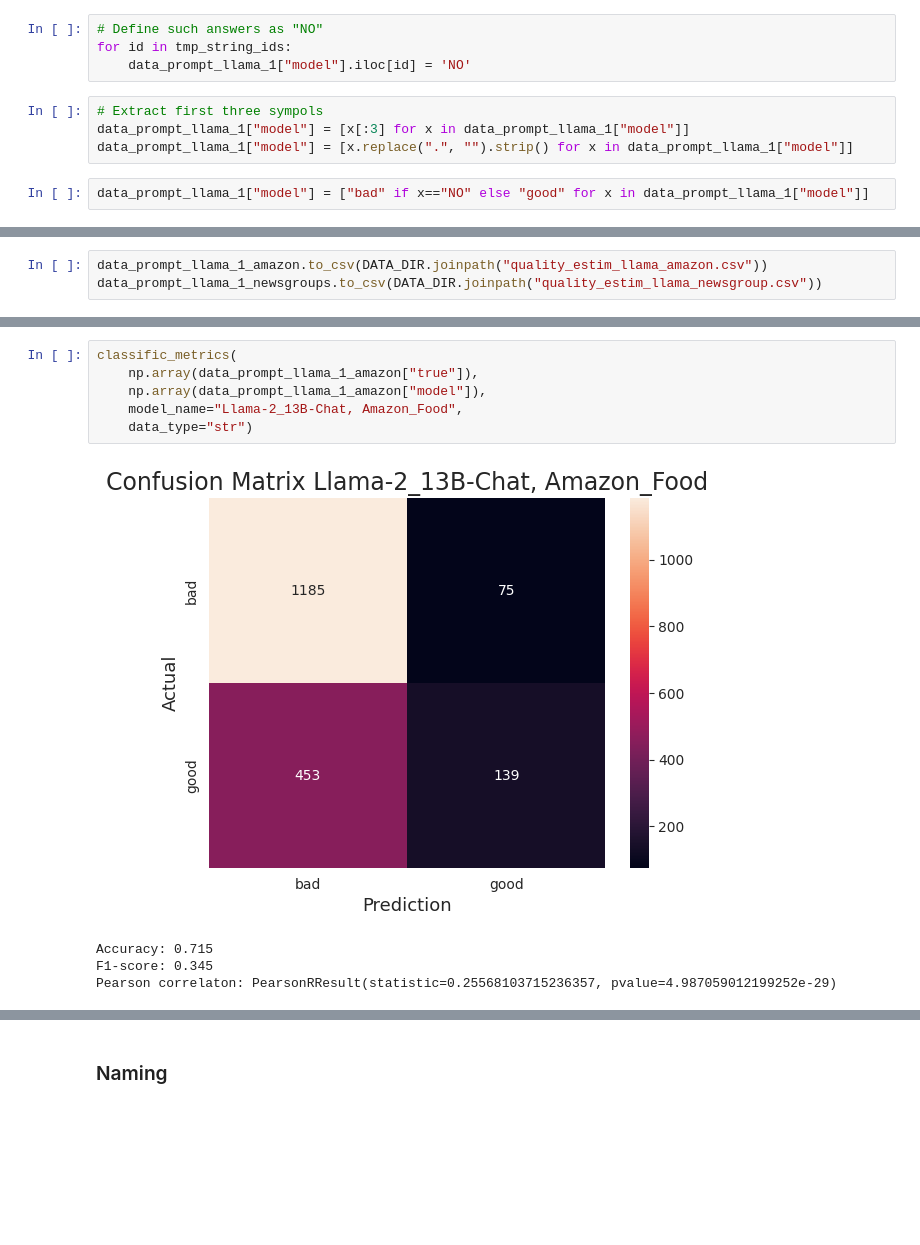
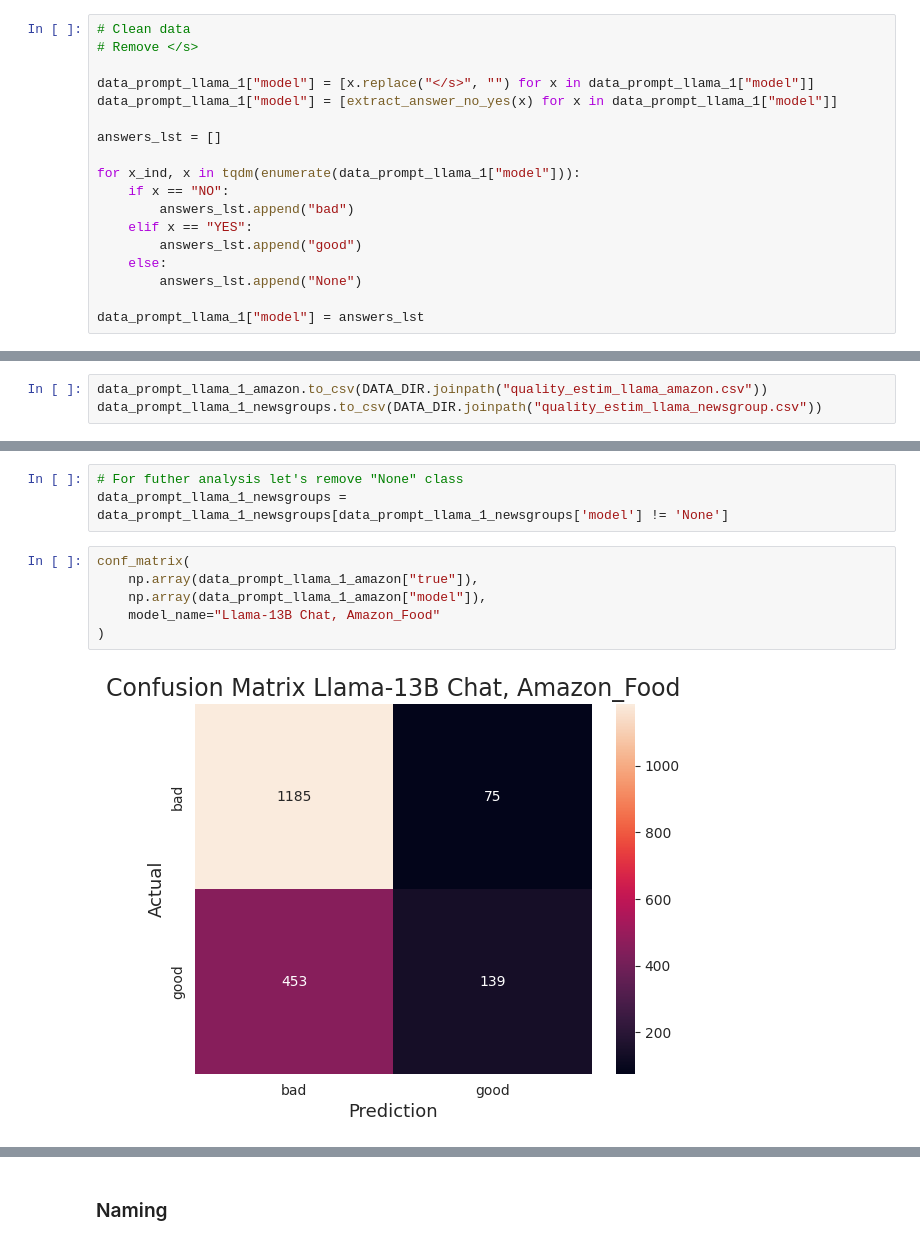
Before and after one commit to alex-mat-s/LLM_QE_TM, a Jupyter notebook: notebooks/results_analysis.ipynb, the cells around one changed output, grey strips where cells are left out. Saved outputs shown, nothing was run; the diff lists cells and outputs as text; blank space fills up the shorter version.

Commit message:
Results analysis

```diff
--- a/notebooks/results_analysis.ipynb
+++ b/notebooks/results_analysis.ipynb
@@ -561,10 +746,18 @@ I apologize, but I cannot provide a definitive answer to your question as the te
-# %%
-# Define such answers as "NO"
-for id in tmp_string_ids:
-    data_prompt_llama_1["model"].iloc[id] = 'NO'
-# %%
-# Extract first three sympols
-data_prompt_llama_1["model"] = [x[:3] for x in data_prompt_llama_1["model"]]
-data_prompt_llama_1["model"] = [x.replace(".", "").strip() for x in data_prompt_llama_1["model"]]
-# %%
-data_prompt_llama_1["model"] = ["bad" if x=="NO" else "good" for x in data_prompt_llama_1["model"]]
+# %%
+# Clean data
+# Remove </s>
+
+data_prompt_llama_1["model"] = [x.replace("</s>", "") for x in data_prompt_llama_1["model"]]
+data_prompt_llama_1["model"] = [extract_answer_no_yes(x) for x in data_prompt_llama_1["model"]]
+
+answers_lst = []
+
+for x_ind, x in tqdm(enumerate(data_prompt_llama_1["model"])):
+    if x == "NO":
+        answers_lst.append("bad")
+    elif x == "YES":
+        answers_lst.append("good")
+    else:
+        answers_lst.append("None")
+
+data_prompt_llama_1["model"] = answers_lst
@@ -618,12 +815,12 @@ print_answers_distrib(
+# %%
+# For futher analysis let's remove "None" class
+data_prompt_llama_1_newsgroups = data_prompt_llama_1_newsgroups[data_prompt_llama_1_newsgroups['model'] != 'None']
 # %%
-classific_metrics(
+conf_matrix(
     np.array(data_prompt_llama_1_amazon["true"]),
     np.array(data_prompt_llama_1_amazon["model"]),
-    model_name="Llama-2_13B-Chat, Amazon_Food",
-    data_type="str")
+    model_name="Llama-13B Chat, Amazon_Food"
+)
 # %% [output]
-[figure, old version]
+[figure, new version]
-Accuracy: 0.715
-F1-score: 0.345
-Pearson correlaton: PearsonRResult(statistic=0.25568103715236357, pvalue=4.987059012199252e-29)
 # %%
```
Also changed, not shown: parts of 91 cells of this notebook, 5 other files.
